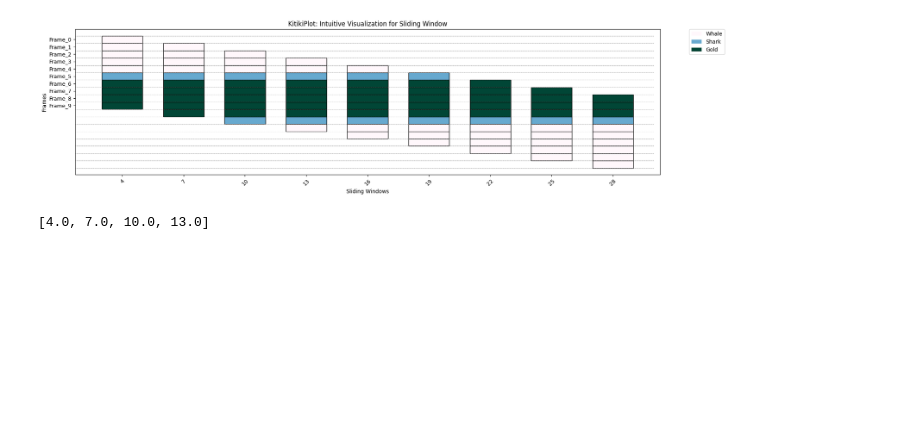
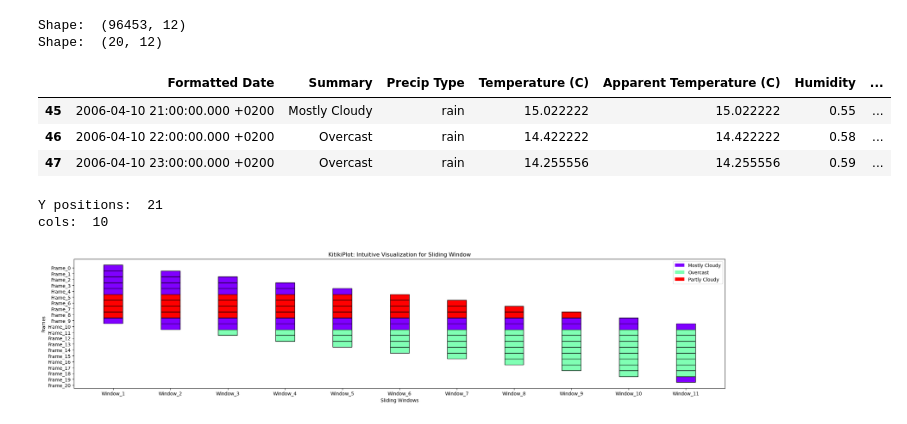
Before and after one commit to BodduSriPavan-111/kitikiplot, a Jupyter notebook: examples/Usage_Guide.ipynb, the cells around one changed output. Cells and saved outputs as stored; diff of their text form; code cells hidden in the pictures; blank space fills up the shorter version.

```diff
--- a/examples/Usage_Guide.ipynb
+++ b/examples/Usage_Guide.ipynb
@@ -22,15 +11,34 @@ df.head()
-# %%
-plot.plot(figsize= (20, 5), display_legend= True,
-          cmap="PuBuGn",
-          kitiki_cell_kwargs= {"linestyle": "-"},
-           legend_kwargs= {"bbox_to_anchor": (1.05, 1), "loc":'upper left', "borderaxespad": 0.},
-             xticks_rotation= 45,
-             transpose= False,
-             cell_width=2
-             )
-# %% [output]
-[figure, removed]
-# %%
-[(i+1)*1+(i+1)*2+2/2 for i in range(4)]
-# %% [output]
-[4.0, 7.0, 10.0, 13.0]
+# %%
+df= pd.read_csv( "datasets/weatherHistory/weatherHistory.csv")
+print("Shape: ", df.shape)
+df= df.iloc[45:65, :]
+print("Shape: ", df.shape)
+df.head(3)
+# %% [output]
+Shape:  (96453, 12)
+Shape:  (20, 12)
+|  | Formatted Date | Summary | Precip Type | Temperature (C) | Apparent Temperature (C) | Humidity | ... |
+| 45 | 2006-04-10 21:00:00.000 +0200 | Mostly Cloudy | rain | 15.022222 | 15.022222 | 0.55 | ... |
+| 46 | 2006-04-10 22:00:00.000 +0200 | Overcast | rain | 14.422222 | 14.422222 | 0.58 | ... |
+| 47 | 2006-04-10 23:00:00.000 +0200 | Overcast | rain | 14.255556 | 14.255556 | 0.59 | ... |
+# %%
+index= 0
+
+ktk= KitikiPlot( data= df["Summary"].values.tolist(), stride= 1, window_length= 10 )
+
+ktk.plot( display_legend= True )
+        # figsize= (20, 5),
+        # cell_width= 2,
+        # transpose= False,
+        # xlabel= "Whindow",
+        # ylabel= "Time",
+        # yticks_values= [(str(i.hour)+" "+i.strftime("%p").lower()) for i in  pd.to_datetime(df["Formatted Date"])],
+        # xticks_rotation= 90,
+        # cmap= {"Mostly Cloudy": "brown", "Partly Cloudy": "#a9cbe0","Overcast": "#fdbf6f"},
+        # legend_kwargs= {"bbox_to_anchor": (1.01, 1), "loc":'upper left', "borderaxespad": 0.},
+        # display_legend= True,
+        # title= "Weather Pattern on "+str( pd.to_datetime( df.iloc[0, 0] ).date()))
+# %% [output]
+Y positions:  21
+cols:  10
+[figure, added]
```
Also changed, not shown: parts of 1 cell of this notebook, 2 other files.
